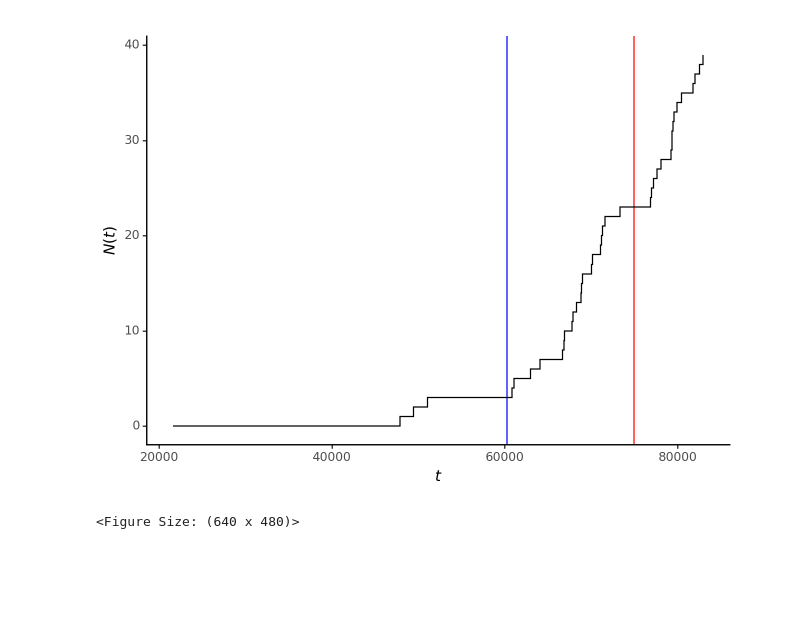
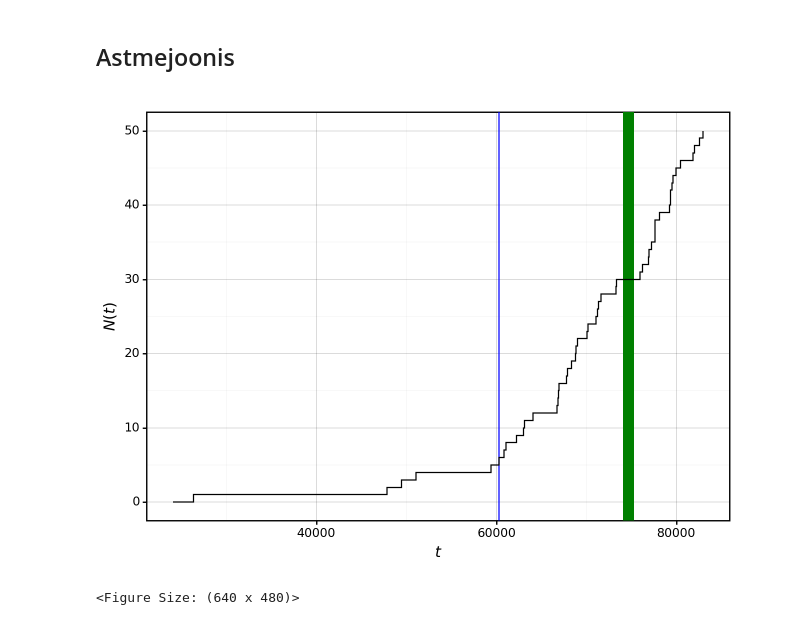
Before and after one commit to mart-mihkel/spioonid, a Jupyter notebook: main.ipynb, the cells around one changed output. Cells and saved outputs as stored; diff of their text form; code cells hidden in the pictures; blank space fills up the shorter version.

```diff
--- a/main.ipynb
+++ b/main.ipynb
@@ -8,7 +8,12 @@ spioon_df = pd.read_csv('andmed/spioonid.csv')
 
 spioon_df['kuupäev'] = spioon_df['kuupäev'].apply(lambda x: datetime.fromisoformat(x))
 spioon_df['söögigraafik_nädal'] = spioon_df['kuupäev'].apply(lambda x: datetime.isocalendar(x).week % 6)
+spioon_df['päev'] = spioon_df['kuupäev'].apply(lambda x: x.timetuple().tm_yday)
+spioon_df['päev_n'] = spioon_df.groupby('päev').cumcount()
 spioon_df['sekund'] = spioon_df['kuupäev'].apply(lambda x: (x - x.replace(hour=0, minute=0)).total_seconds())
 
+spioon_df = spioon_df.sort_values('sekund')
+spioon_df['n'] = np.arange(0, spioon_df.shape[0])
+
 spioon_df.head()
 # %% [output]
@@ -51,19 +45,14 @@ toit_df
+# %% [markdown]
+## Astmejoonis
 # %%
-aste_df = spioon_df.sort_values('sekund')
-aste_df['n'] = np.arange(0, aste_df.shape[0])
+g = ggplot(spioon_df) + theme_linedraw() + aes('sekund', 'n')
+g += labs(x='$t$', y='$N(t)$')
+g += geom_vline(xintercept=60300, color='b')  # reservaja algus
+g += geom_rect(xmin=74100, xmax=75300, ymin=-float('inf'), ymax=float('inf'), fill='g', alpha=0.5)  # õhtune rivistus
+g += geom_step()
 
-g = (
-    ggplot(aste_df) +
-    aes('sekund', 'n') +
-    labs(x='$t$', y='$N(t)$') +
-    theme_classic() +
-    geom_vline(xintercept=60300, color='blue') +  # tavaline reservaja algus
-    geom_vline(xintercept=75000, color='red') +  # õhtuse rivistuse lõpp
-    geom_step()
-)
-
-g.save('paber/spioonide_astmejoonis.png', dpi=100)
+# g.save('paber/spioonid_astmejoonis.png', dpi=100)
 g
 # %% [output]
-[figure, old version]
+[figure, new version]
 <Figure Size: (640 x 480)>
```
Also changed, not shown: parts of 5 cells of this notebook.
